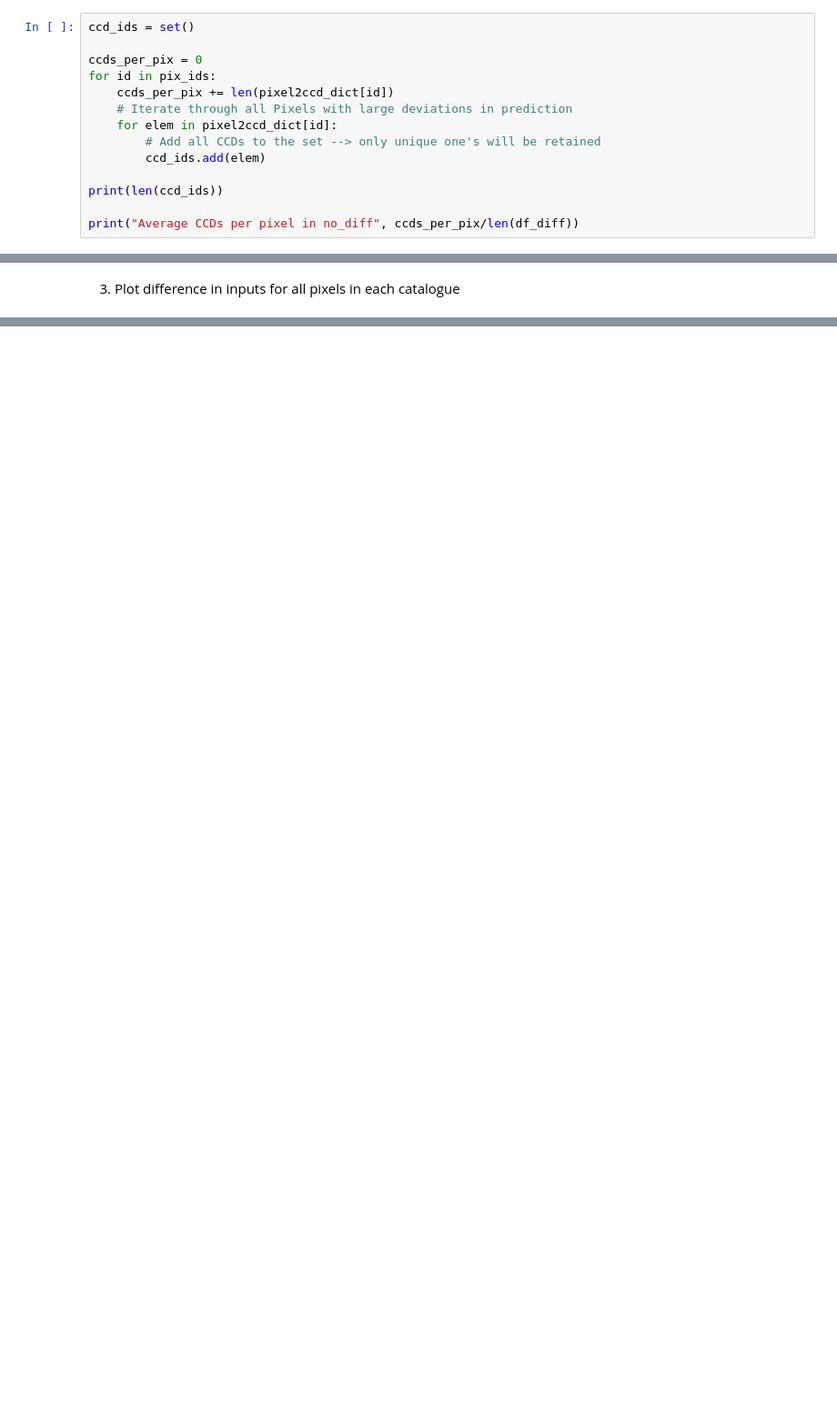
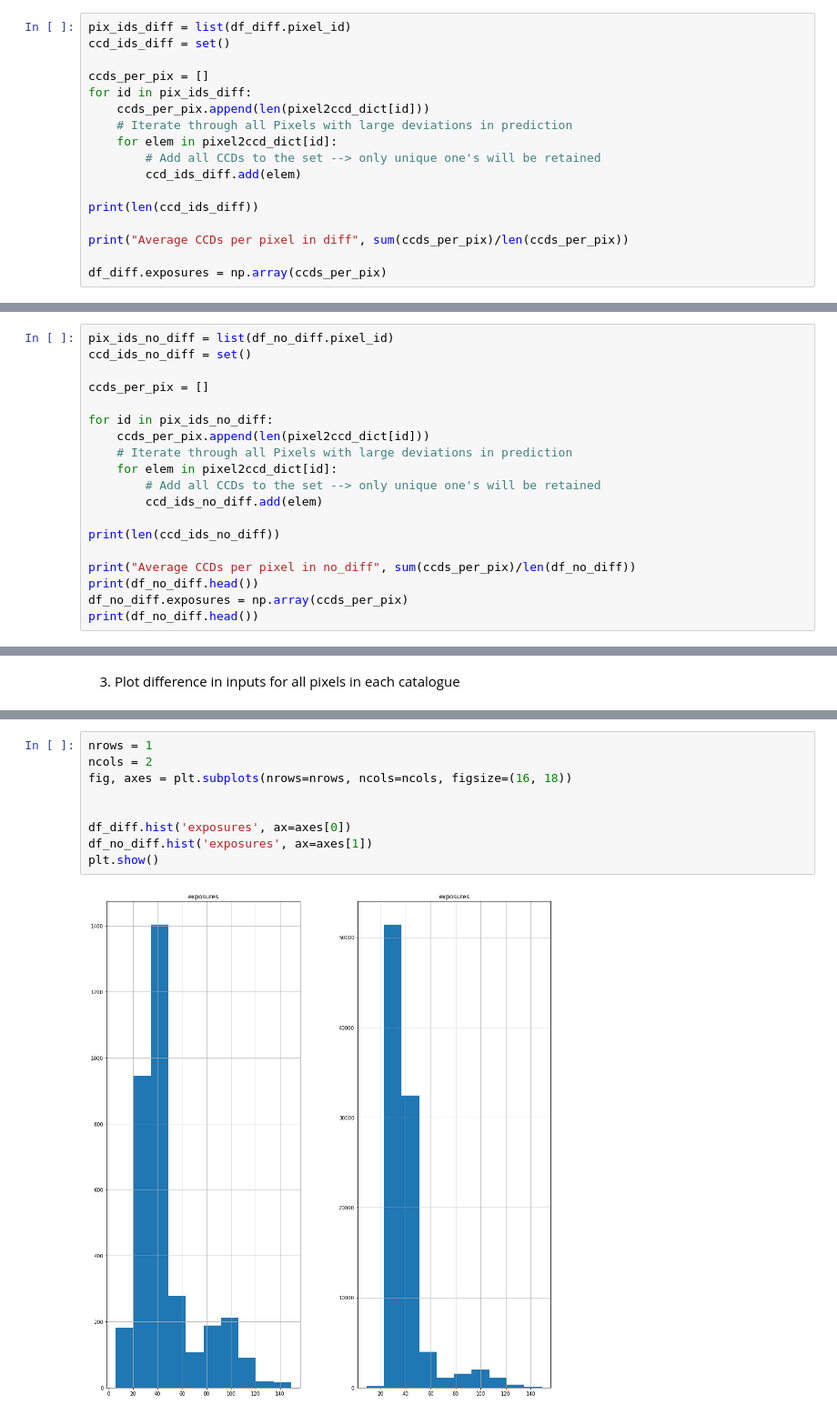
Before and after one commit to elleggert/astrostatistics, a Jupyter notebook: models/regression/identifying_linear_vs_deep_deviations.ipynb, the cells around one changed output, grey strips where cells are left out. Shown at 91% size. Drawn from its saved outputs; the diff is of its cells as text; blank space fills up the shorter version.

```diff
--- a/models/regression/identifying_linear_vs_deep_deviations.ipynb
+++ b/models/regression/identifying_linear_vs_deep_deviations.ipynb
@@ -153,16 +103,19 @@ Number of CCDs that are cutting pixel number  168730 : 18
 # %%
-ccd_ids = set()
+pix_ids_diff = list(df_diff.pixel_id)
+ccd_ids_diff = set()
 
-ccds_per_pix = 0
-for id in pix_ids:
-    ccds_per_pix += len(pixel2ccd_dict[id])
+ccds_per_pix = []
+for id in pix_ids_diff:
+    ccds_per_pix.append(len(pixel2ccd_dict[id]))
     # Iterate through all Pixels with large deviations in prediction
     for elem in pixel2ccd_dict[id]:
         # Add all CCDs to the set --> only unique one's will be retained
-        ccd_ids.add(elem)
+        ccd_ids_diff.add(elem)
 
-print(len(ccd_ids))
+print(len(ccd_ids_diff))
 
-print("Average CCDs per pixel in no_diff", ccds_per_pix/len(df_diff))
+print("Average CCDs per pixel in diff", sum(ccds_per_pix)/len(ccds_per_pix))
+
+df_diff.exposures = np.array(ccds_per_pix)
 # %% [output]
 86383
@@ -201,0 +163,19 @@ df.head()
+# %%
+pix_ids_no_diff = list(df_no_diff.pixel_id)
+ccd_ids_no_diff = set()
+
+ccds_per_pix = []
+
+for id in pix_ids_no_diff:
+    ccds_per_pix.append(len(pixel2ccd_dict[id]))
+    # Iterate through all Pixels with large deviations in prediction
+    for elem in pixel2ccd_dict[id]:
+        # Add all CCDs to the set --> only unique one's will be retained
+        ccd_ids_no_diff.add(elem)
+
+print(len(ccd_ids_no_diff))
+
+print("Average CCDs per pixel in no_diff", sum(ccds_per_pix)/len(df_no_diff))
+print(df_no_diff.head())
+df_no_diff.exposures = np.array(ccds_per_pix)
+print(df_no_diff.head())
@@ -285 +341,12 @@ df.head()
+# %%
+nrows = 1
+ncols = 2
+fig, axes = plt.subplots(nrows=nrows, ncols=ncols, figsize=(16, 18))
+
+
+df_diff.hist('exposures', ax=axes[0])
+df_no_diff.hist('exposures', ax=axes[1])
+plt.show()
+# %% [output]
+[figure, added]
 # %%
```
Also changed, not shown: parts of 26 cells of this notebook.
